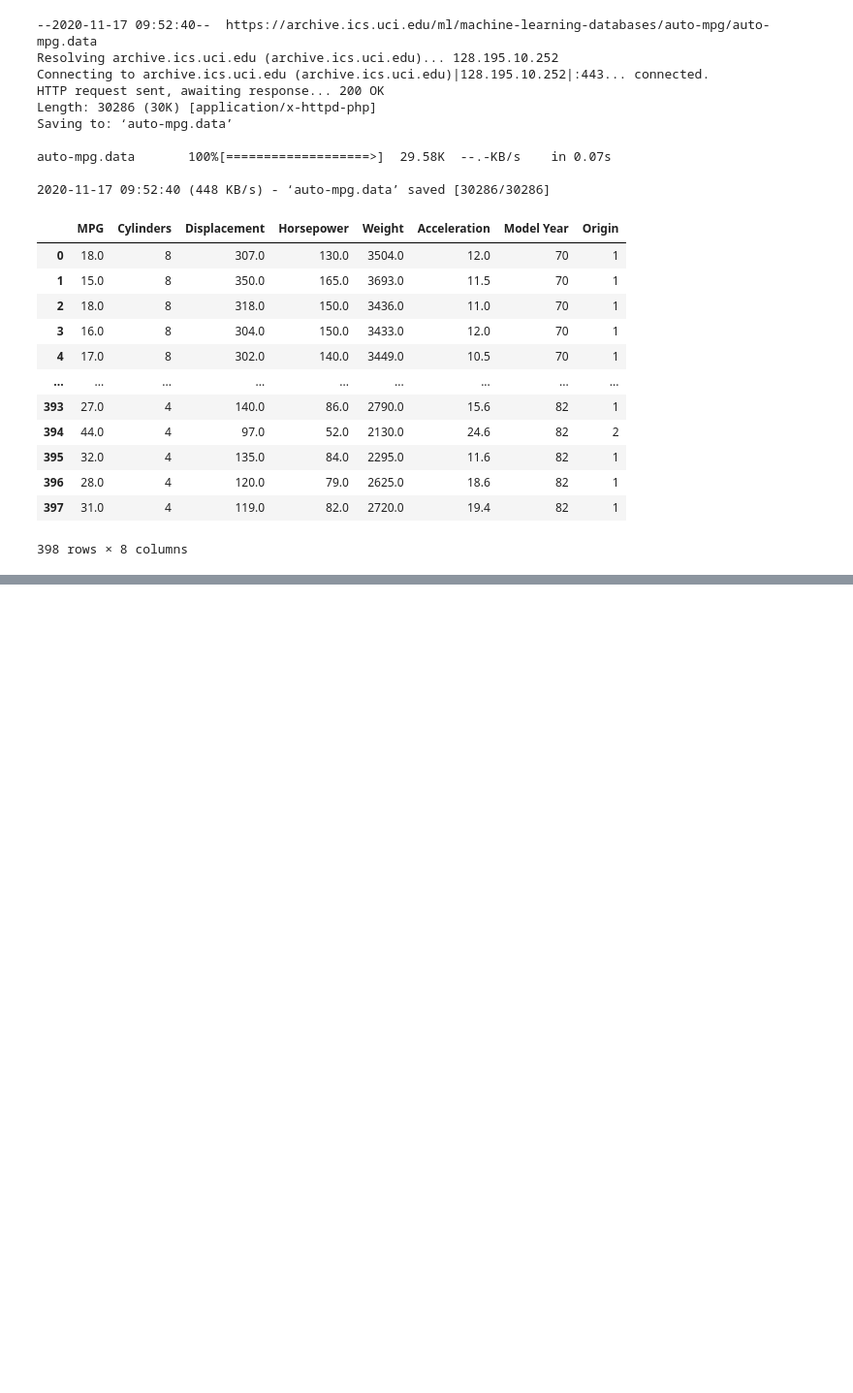
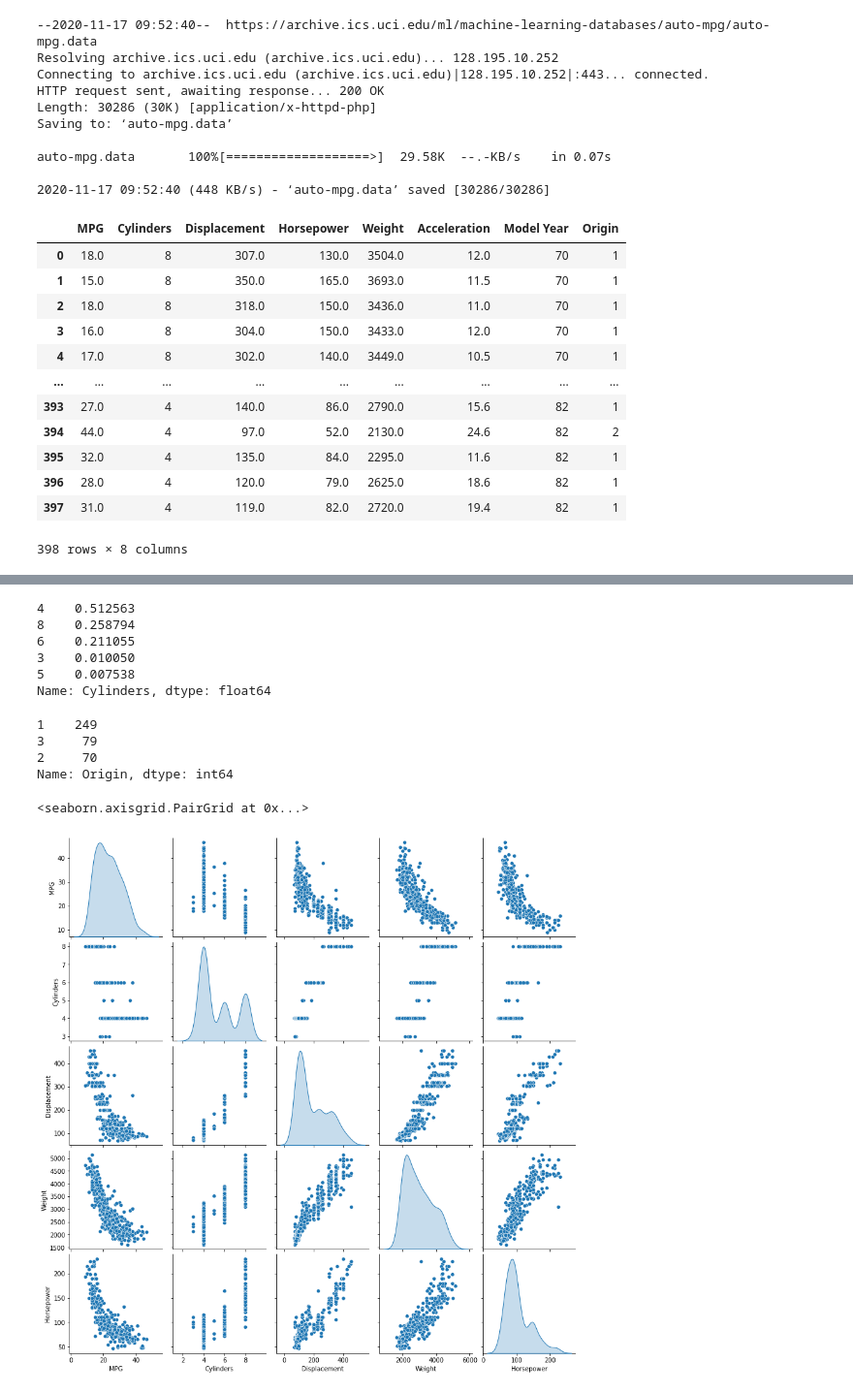
Before and after one commit to krunal310/Automobile-Fuel-Efficiency-Prediction, a Jupyter notebook: car_fuel_efficiency_pred.ipynb, the cells around one changed output, grey strips where cells are left out. Shown at 97% size. Drawn from its saved outputs; the diff is of its cells as text; code cells hidden in the pictures; blank space fills up the shorter version.

```diff
--- a/car_fuel_efficiency_pred.ipynb
+++ b/car_fuel_efficiency_pred.ipynb
@@ -46,0 +92,4 @@ df
+# %%
+median = df['Horsepower'].median()
+df['Horsepower'] = df['Horsepower'].fillna(median)
+df.info()
@@ -46,0 +130,21 @@ df
+# %%
+df["Cylinders"].value_counts() / len(df)
+# %% [output]
+4    0.512563
+8    0.258794
+6    0.211055
+3    0.010050
+5    0.007538
+Name: Cylinders, dtype: float64
+# %%
+df['Origin'].value_counts()
+# %% [output]
+1    249
+3     79
+2     70
+Name: Origin, dtype: int64
+# %%
+sns.pairplot(df[["MPG", "Cylinders", "Displacement", "Weight", "Horsepower"]], diag_kind="kde")
+# %% [output]
+<seaborn.axisgrid.PairGrid at 0x...>
+[figure, added]
```
Also changed, not shown: parts of 7 cells of this notebook.
